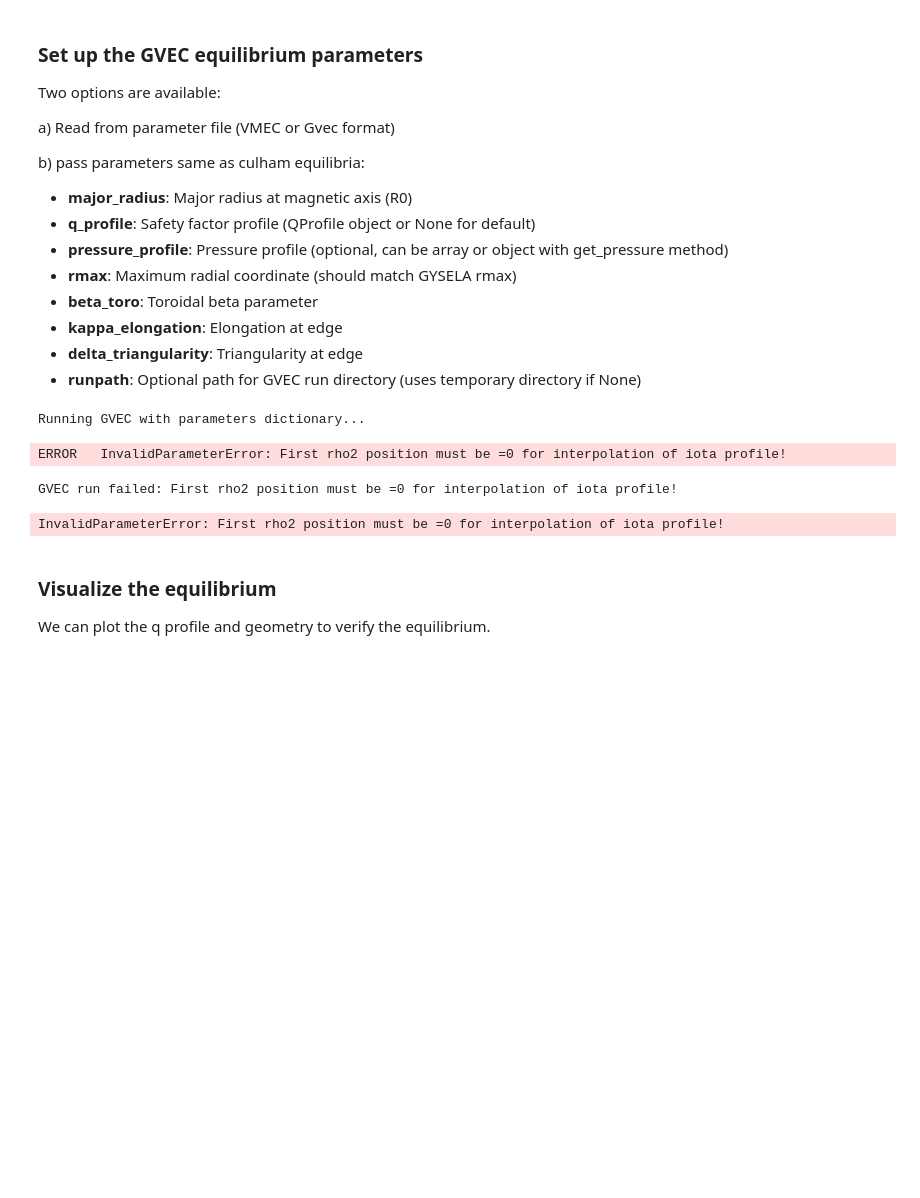
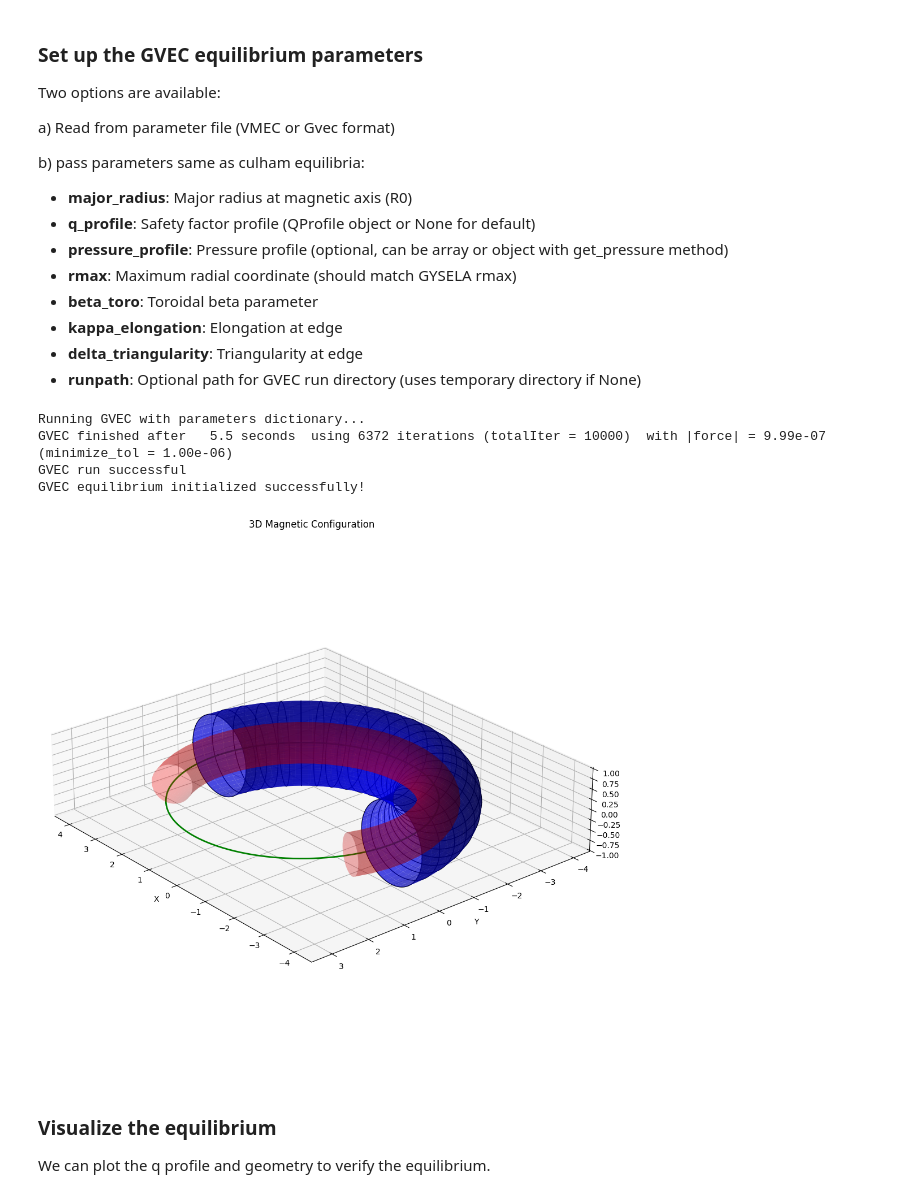
Before and after one commit to gyselax/gysela_magnet_conf, a Jupyter notebook: examples/gvec.ipynb, the cells around one changed output. Cells and saved outputs as stored; diff of their text form; code cells hidden in the pictures; blank space fills up the shorter version.

```diff
--- a/examples/gvec.ipynb
+++ b/examples/gvec.ipynb
@@ -42,27 +42,29 @@ b) pass parameters same as culham equilibria:
 # %%
 # Create a parabolic q profile: q(r) = q0 + qa * (r/a)^2
 # Option 2: Parabolic profile
-q_profile = QProfile(option=2, q_param1=1.0, q_param2=2.7858, q_param3=2.8, rmax=1.2)
+q_profile = QProfile(option=2, q_param1=1.0, q_param2=0, q_param3=0, rmax=1, number_radial_points=64)
 
 # Initialize GVEC equilibrium
 # Note: This will run GVEC equilibrium solver, which may take a few minutes
 gvecmc = GvecMagnetConfig(
     major_radius=3.0,         # R0 = 3.0
     q_profile=q_profile,      # Safety factor profile
     pressure_profile=None,    # No pressure profile (beta=0)
-    rmax=1.2,                 # Maximum radial coordinate
     beta_toro=0.0,            # Toroidal beta
-    kappa_elongation=1.8,      # Elongation kappa = 1.8
-    delta_triangularity=0.4,  # Triangularity delta = 0.4
+    kappa_elongation=1,      # Elongation kappa = 1.8
+    delta_triangularity=0,  # Triangularity delta = 0.4
     runpath=None              # Use temporary directory
 )
 
 print("GVEC equilibrium initialized successfully!")
+
+gvecmc.plot_3D()
 # %% [output]
 Running GVEC with parameters dictionary...
+GVEC finished after   5.5 seconds  using 6372 iterations (totalIter = 10000)  with |force| = 9.99e-07 (minimize_tol = 1.00e-06)
+GVEC run successful
+GVEC equilibrium initialized successfully!
-ERROR   InvalidParameterError: First rho2 position must be =0 for interpolation of iota profile!
-GVEC run failed: First rho2 position must be =0 for interpolation of iota profile!
-InvalidParameterError: First rho2 position must be =0 for interpolation of iota profile!
+[figure, added]
 # %% [markdown]
 ### Visualize the equilibrium ###
 
```
Also changed, not shown: parts of 17 cells of this notebook.
